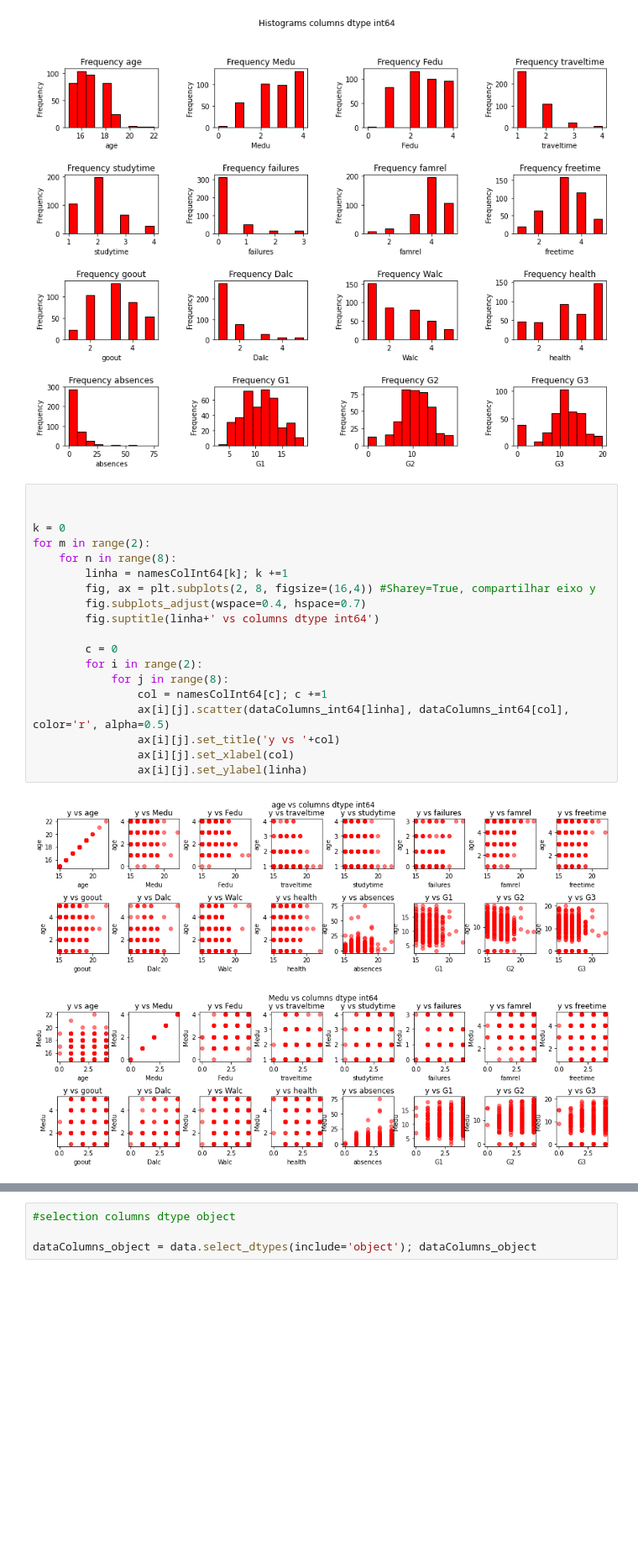
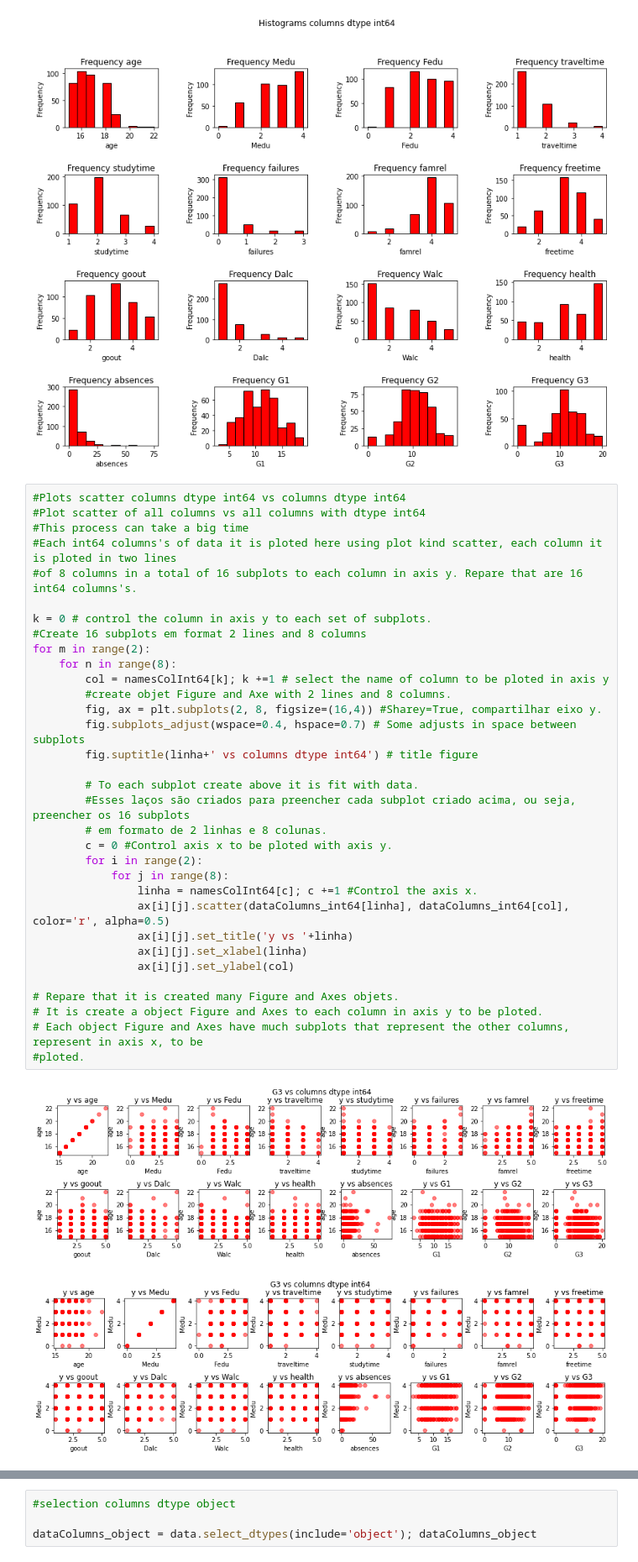
Before and after one commit to RobertGarciadSilva/python-notebooks, a Jupyter notebook: notebooks/StudentPerformanceDataSet/notebookStudentPerformance02.ipynb, the cells around one changed output, grey strips where cells are left out. Shown at 84% size. Saved outputs shown, nothing was run; the diff lists cells and outputs as text; blank space fills up the shorter version.

```diff
--- a/notebooks/StudentPerformanceDataSet/notebookStudentPerformance02.ipynb
+++ b/notebooks/StudentPerformanceDataSet/notebookStudentPerformance02.ipynb
@@ -137,24 +137,38 @@ plt.show()
 # %% [output]
 [figure]
 # %%
+#Plots scatter columns dtype int64 vs columns dtype int64
+#Plot scatter of all columns vs all columns with dtype int64
+#This process can take a big time
+#Each int64 columns's of data it is ploted here using plot kind scatter, each column it is ploted in two lines
+#of 8 columns in a total of 16 subplots to each column in axis y. Repare that are 16 int64 columns's.
 
-
-k = 0
+k = 0 # control the column in axis y to each set of subplots.
+#Create 16 subplots em format 2 lines and 8 columns
 for m in range(2):
     for n in range(8):
-        linha = namesColInt64[k]; k +=1
-        fig, ax = plt.subplots(2, 8, figsize=(16,4)) #Sharey=True, compartilhar eixo y
-        fig.subplots_adjust(wspace=0.4, hspace=0.7)
-        fig.suptitle(linha+' vs columns dtype int64')
+        col = namesColInt64[k]; k +=1 # select the name of column to be ploted in axis y
+        #create objet Figure and Axe with 2 lines and 8 columns.
+        fig, ax = plt.subplots(2, 8, figsize=(16,4)) #Sharey=True, compartilhar eixo y.
+        fig.subplots_adjust(wspace=0.4, hspace=0.7) # Some adjusts in space between subplots
+        fig.suptitle(linha+' vs columns dtype int64') # title figure
 
-        c = 0
+        # To each subplot create above it is fit with data.
+        #Esses laços são criados para preencher cada subplot criado acima, ou seja, preencher os 16 subplots
+        # em formato de 2 linhas e 8 colunas.
+        c = 0 #Control axis x to be ploted with axis y.
         for i in range(2):
             for j in range(8):
-                col = namesColInt64[c]; c +=1
+                linha = namesColInt64[c]; c +=1 #Control the axis x.
                 ax[i][j].scatter(dataColumns_int64[linha], dataColumns_int64[col], color='r', alpha=0.5)
-                ax[i][j].set_title('y vs '+col)
-                ax[i][j].set_xlabel(col)
-                ax[i][j].set_ylabel(linha)
+                ax[i][j].set_title('y vs '+linha)
+                ax[i][j].set_xlabel(linha)
+                ax[i][j].set_ylabel(col)
+
+# Repare that it is created many Figure and Axes objets.
+# It is create a object Figure and Axes to each column in axis y to be ploted.
+# Each object Figure and Axes have much subplots that represent the other columns, represent in axis x, to be
+#ploted.
 # %% [output]
-[figure, old version]
+[figure, new version]
-[figure, old version]
+[figure, new version]
```
Also changed, not shown: parts of 2 cells of this notebook.
